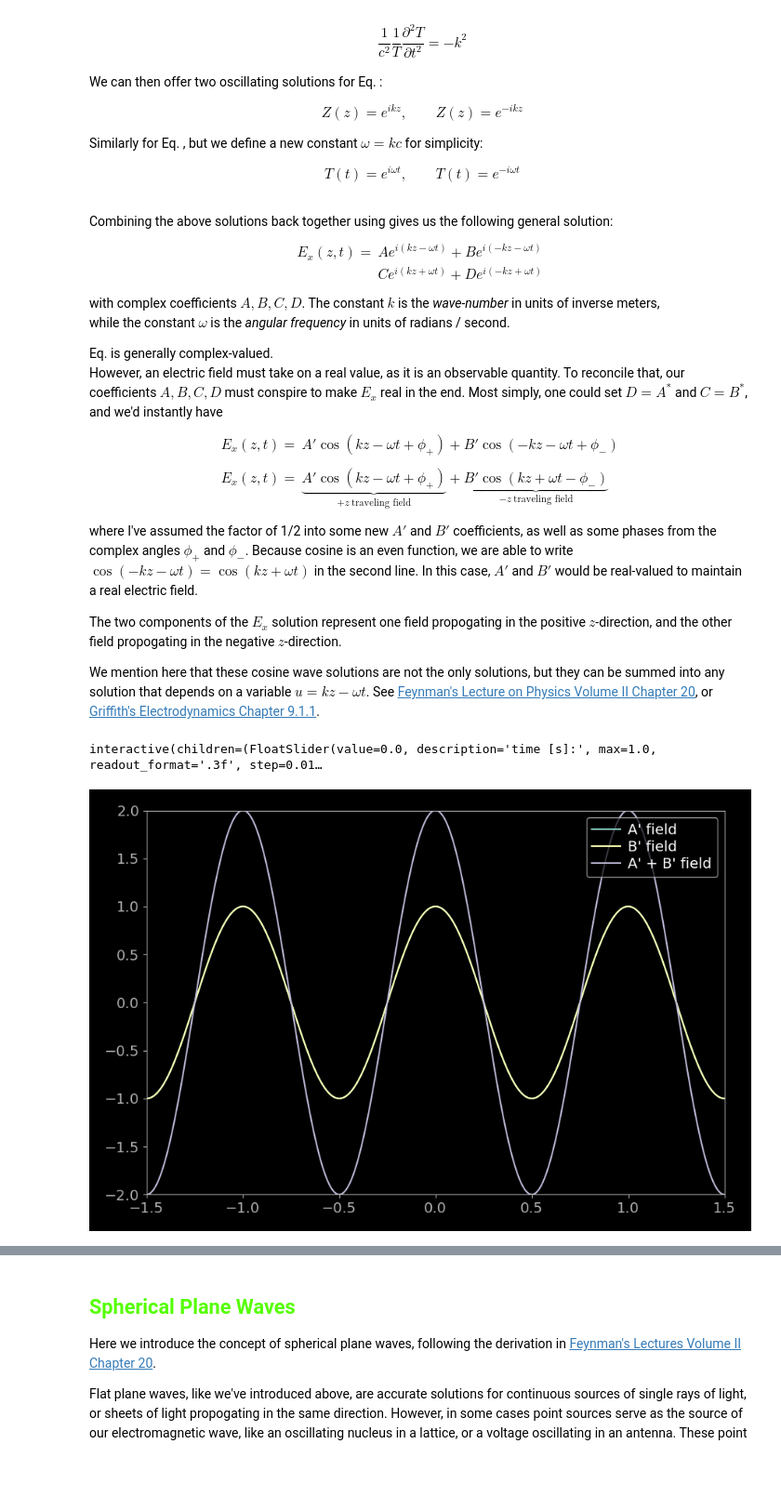
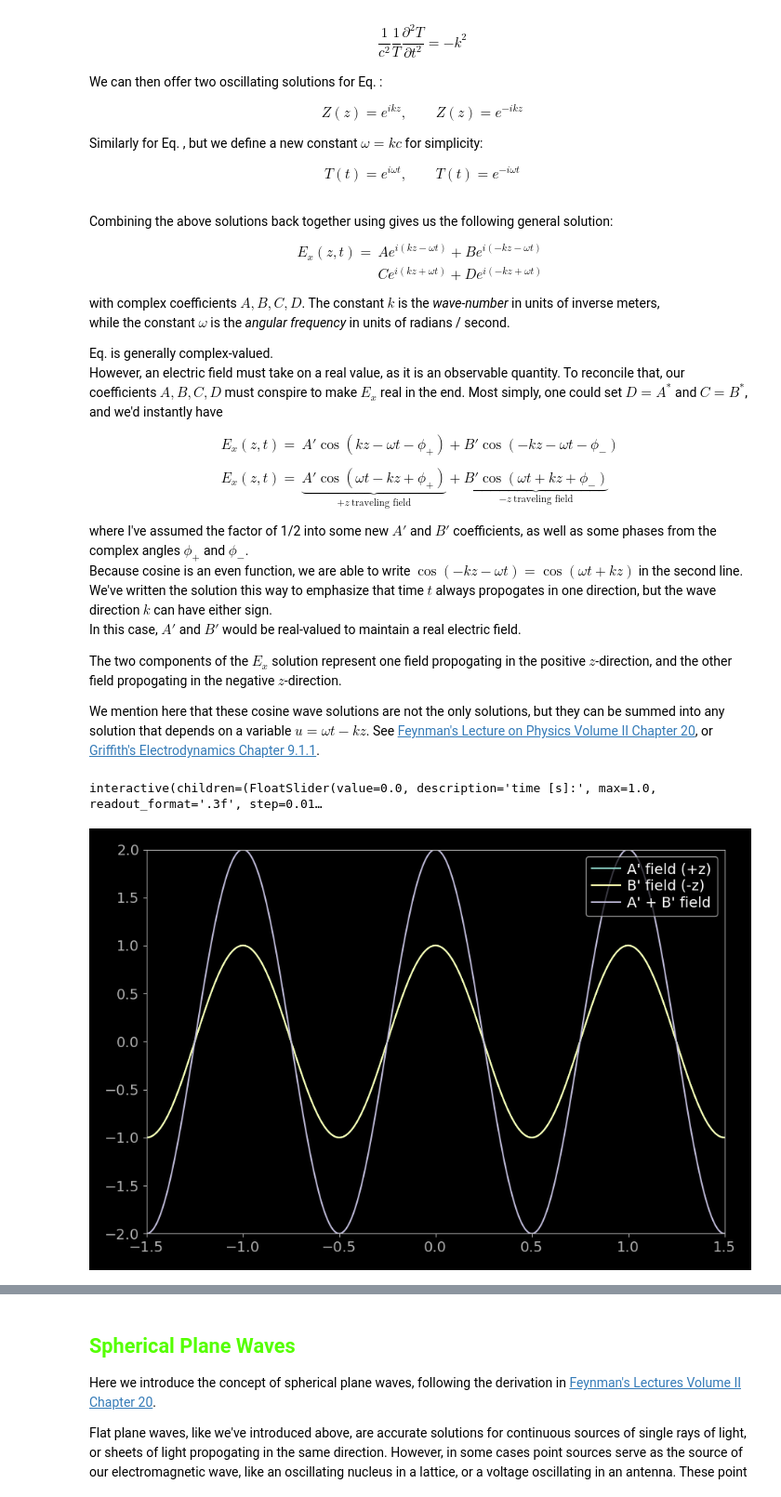
Before and after one commit to ccahilla/lasers-and-optomechanics, a Jupyter notebook: chapters/01_electromagnetic_waves.ipynb, the cells around one changed output, grey strips where cells are left out. Shown at 93% size. Cells and saved outputs as stored; diff of their text form; code cells hidden in the pictures; blank space fills up the shorter version.

Commit message:
Fixed sign issue for phase delay

```diff
--- a/chapters/01_electromagnetic_waves.ipynb
+++ b/chapters/01_electromagnetic_waves.ipynb
@@ -198,18 +198,19 @@ To reconcile that, our coefficients $A,B,C,D$ must conspire to make $E_x$ real i
 Most simply, one could set $D = A^*$ and $C = B^*$, and we'd instantly have
 \begin{align}
 \label{eq:general_solution2}
-E_x(z,t) = &A' \cos(k z - \omega t + \phi_+) + B' \cos(-k z - \omega t + \phi_-)\\~\\
-E_x(z,t) = &\underbrace{A' \cos(k z - \omega t + \phi_+)}_{+z~\text{traveling field}} + \underbrace{B' \cos(k z + \omega t - \phi_-)}_{-z~\text{traveling field}}
+E_x(z,t) = &A' \cos(k z - \omega t - \phi_+) + B' \cos(-k z - \omega t - \phi_-)\\~\\
+E_x(z,t) = &\underbrace{A' \cos(\omega t - k z + \phi_+)}_{+z~\text{traveling field}} + \underbrace{B' \cos(\omega t + k z + \phi_-)}_{-z~\text{traveling field}}
 \end{align}
 where I've assumed the factor of 1/2 into some new $A'$ and $B'$ coefficients,
-as well as some phases from the complex angles $\phi_{+}$ and $\phi_{-}$.
-Because cosine is an even function, we are able to write $\cos(-k z - \omega t) = \cos(k z + \omega t)$ in the second line.
+as well as some phases from the complex angles $\phi_{+}$ and $\phi_{-}$.\
+Because cosine is an even function, we are able to write $\cos(-k z - \omega t) = \cos(\omega t + k z)$ in the second line.\
+We've written the solution this way to emphasize that time $t$ always propogates in one direction, but the wave direction $k$ can have either sign.\
 In this case, $A'$ and $B'$ would be real-valued to maintain a real electric field.
 
 The two components of the $E_x$ solution represent one field propogating in the positive $z$-direction,
 and the other field propogating in the negative $z$-direction.
 
-We mention here that these cosine wave solutions are not the only solutions, but they can be summed into any solution that depends on a variable $u = k z - \omega t$.
+We mention here that these cosine wave solutions are not the only solutions, but they can be summed into any solution that depends on a variable $u = \omega t - k z$.
 See [Feynman's Lecture on Physics Volume II Chapter 20](https://www.feynmanlectures.caltech.edu/II_20.html), or [Griffith's Electrodynamics Chapter 9.1.1](https://www.hlevkin.com/hlevkin/90MathPhysBioBooks/Physics/Physics/Electrodynamics/David%20J.%20Griffiths%20-%20Introduction%20to%20Electrodynamics-Prentice%20Hall%20(1999).pdf).
 # %%
 #| label: fig:standing_wave
@@ -226,12 +227,12 @@ omega = 2 * np.pi * 1
 time = 0
 
 xx = np.linspace(-1.5, 1.5, 1000)
-y1 = amp1 * np.cos(kk * xx - omega * time + phase1)
-y2 = amp2 * np.cos(kk * xx + omega * time - phase2)
+y1 = amp1 * np.cos(omega * time - kk * xx + phase1)
+y2 = amp2 * np.cos(omega * time + kk * xx + phase2)
 y3 = y1 + y2
 
-eline1, = ax.plot(xx, y1, label="A' field")
-eline2, = ax.plot(xx, y2, label="B' field")
+eline1, = ax.plot(xx, y1, label="A' field (+z)")
+eline2, = ax.plot(xx, y2, label="B' field (-z)")
 eline3, = ax.plot(xx, y3, label="A' + B' field")
 
 ax.set_xlim([xx[0], xx[-1]])
@@ -258,8 +259,8 @@ def update_standing_waves(
     phase2 = phase2_slider_value
 
     # Calculate sine
-    newy1 = amp1 * np.cos(kk * xx - omega * time + phase1)
-    newy2 = amp2 * np.cos(kk * xx + omega * time - phase2)
+    newy1 = amp1 * np.cos(omega * time - kk * xx + phase1)
+    newy2 = amp2 * np.cos(omega * time + kk * xx + phase2)
     newy3 = newy1 + newy2
 
     eline1.set_ydata(newy1)
@@ -311,34 +312,34 @@ phase1_slider = FloatSlider(
     description=r"$\phi_+$:",
     continuous_update=True,  # Only update on release for better performance
     orientation='horizontal',
     readout=True,
     readout_format='.3f',
 )
 phase2_slider = FloatSlider(
     value=phase2,
     min=-np.pi,
     max=np.pi,
     step=0.01,
     description=r"$\phi_-$:",
     continuous_update=True,  # Only update on release for better performance
     orientation='horizontal',
     readout=True,
     readout_format='.3f',
 )
 
 
 interact(
     update_standing_waves,
     time_slider_value=time_slider,
     amp1_slider_value=amp1_slider,
     amp2_slider_value=amp2_slider,
     phase1_slider_value=phase1_slider,
     phase2_slider_value=phase2_slider
 )
 plt.show()
 # %% [output]
 interactive(children=(FloatSlider(value=0.0, description='time [s]:', max=1.0, readout_format='.3f', step=0.01…
-[figure, old version]
+[figure, new version]
 # %% [markdown]
 ### <span style="color: #ff5500">Accompanying Magnetic Field Plane-Wave Solution</span>
 
```
Also changed, not shown: parts of 7 cells of this notebook, 1 other file.
